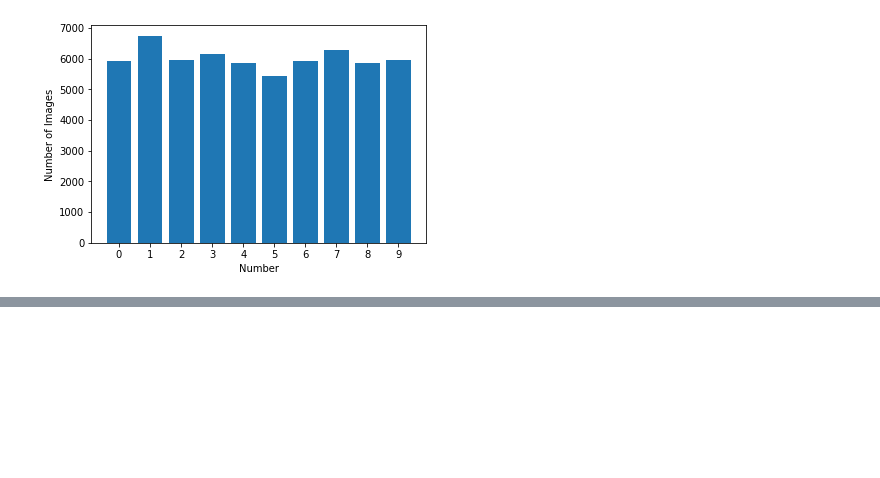
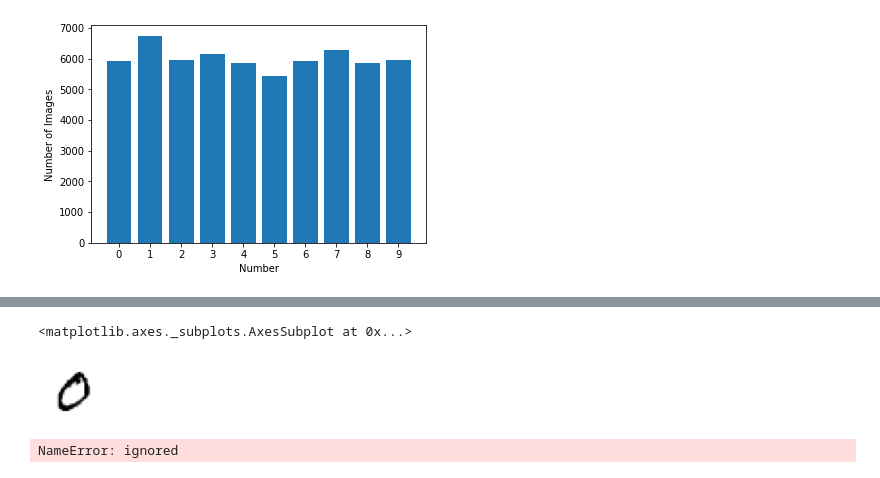
Before and after one commit to Aravinda89/fastai_bootcamp, a Jupyter notebook: BC2_1_MNIST__scratch.ipynb, the cells around one changed output, grey strips where cells are left out. Cells and saved outputs as stored; diff of their text form; code cells hidden in the pictures; blank space fills up the shorter version.

```diff
--- a/BC2_1_MNIST__scratch.ipynb
+++ b/BC2_1_MNIST__scratch.ipynb
@@ -100,0 +155,5 @@ plt.xticks(list(num_imgs_dict.keys()))
+# %%
+show_image(tensors_dict[0][0])
+# %% [output]
+<matplotlib.axes._subplots.AxesSubplot at 0x...>
+[figure, added]
@@ -100,0 +166,4 @@ plt.xticks(list(num_imgs_dict.keys()))
+# %%
+train_x = torch.cat([stacked_tensors_dict[i] for i in range(0,10)]).view(-1, 28*28)
+# %% [output]
+NameError: ignored
```
Also changed, not shown: parts of 8 cells of this notebook.
